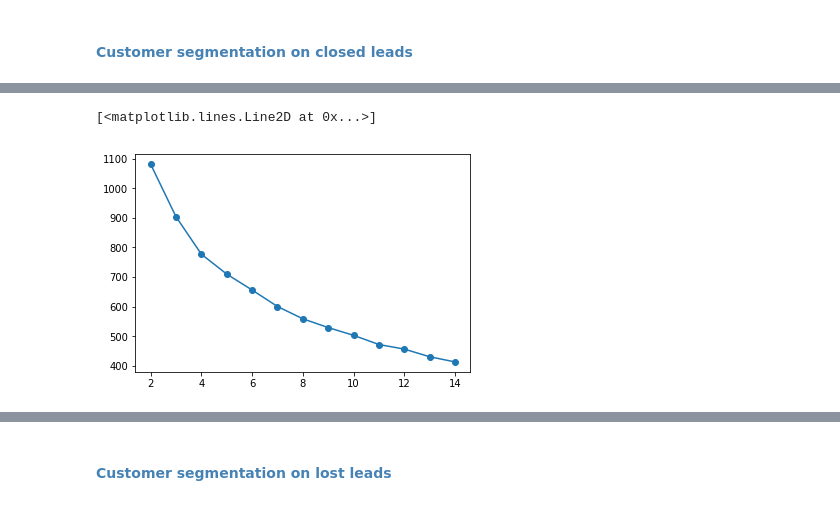
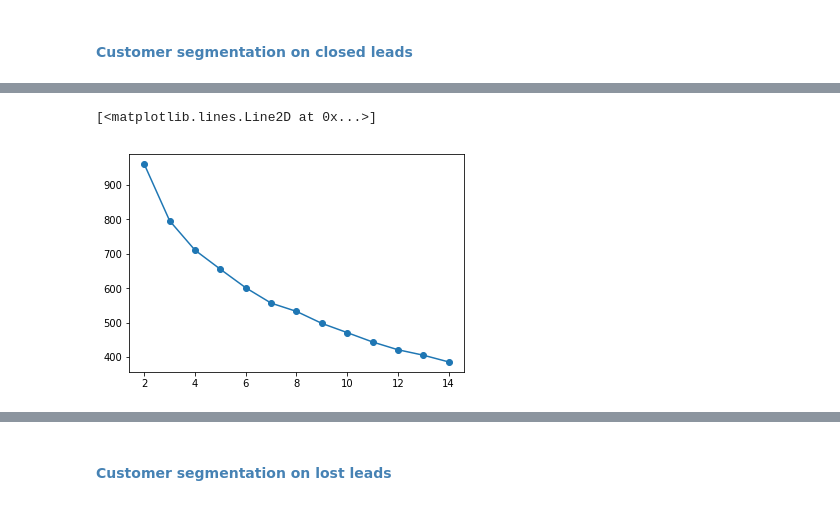
Before and after one commit to ZsoltNagy86/ABC_LLC_Leads, a Jupyter notebook: ABC_LLC_Leads.ipynb, the cells around one changed output, grey strips where cells are left out. Saved outputs shown, nothing was run; the diff lists cells and outputs as text; code cells hidden in the pictures.

Commit message:
Update_Notebook_Hierarchical_Clustering_Added

```diff
--- a/ABC_LLC_Leads.ipynb
+++ b/ABC_LLC_Leads.ipynb
@@ -285,7 +301,5 @@ df_closed_enc = pd.get_dummies(df_closed_enc,
                                prefix_sep="__",
                                columns=cat_columns)
 
-df_closed_enc = df_closed_enc.set_index('leadID')
-
 df_closed_enc.head(10)
 # %% [output]
@@ -304,0 +355,8 @@ df_closed_enc.head(10)
+# %%
+clusters_range = [2,3,4,5,6,7,8,9,10,11,12,13,14]
+inertias =[]
+for c in clusters_range:
+    kmeans = KMeans(n_clusters=c, random_state=0).fit(df_closed_st_mm)
+    inertias.append(kmeans.inertia_)
+plt.figure()
+plt.plot(clusters_range,inertias, marker='o')
@@ -305,10 +412,12 @@ df_closed_enc.head(10)
 # %%
-# Normalizing/Standardizing data to ensure that unit of dimension does not distort relative near-ness of observations
+# Standardizing data to ensure that unit of dimension does not distort relative near-ness of observations
 
-# Using standardization because of presence of possible outliers:
-df_columns = list(df_closed_enc.columns)
+# Using RobustScaler considering the presence of possible outliers:
+df_columns = ['age_18', 'estimated_household_income_18', 'premium_amount_18']
 rsc = RobustScaler()
-df_closed_st = rsc.fit_transform(df_closed_enc)
-df_closed_st = pd.DataFrame(df_closed_st, columns=df_columns)
-df_closed_st.head(10)
+df_closed_st_rc = rsc.fit_transform(df_closed_enc[['age_18', 'estimated_household_income_18', 'premium_amount_18']])
+df_closed_st_rc = pd.DataFrame(df_closed_st_rc, columns=df_columns)
+df_closed_st_rc['leadID'] = list(df_closed_enc['leadID'])
+df_closed_st_rc = df_closed_st_rc >> left_join(df_closed_enc, by='leadID') >> drop(['leadID', 'age_18_y', 'estimated_household_income_18_y', 'premium_amount_18_y'])
+df_closed_st_rc.head(10)
 # %% [output]
@@ -326,12 +435 @@ df_closed_st.head(10)
 10 rows × 23 columns
-# %%
-# Determining the number of clusters for K-means
-clusters_range = range(1, 20)
-kmeans = [KMeans(n_clusters=i) for i in clusters_range]
-score = [kmeans[i].fit(df_closed_st).score(df_closed_st) for i in range(len(kmeans))]
-
-plt.plot(clusters_range,score)
-plt.xlabel('Number of Clusters')
-plt.ylabel('Score')
-plt.title('Number of clusters by score')
-plt.show()
@@ -340,13 +436,13 @@ plt.show()
 # %%
 clusters_range = [2,3,4,5,6,7,8,9,10,11,12,13,14]
 inertias =[]
 for c in clusters_range:
-    kmeans = KMeans(n_clusters=c, random_state=0).fit(df_closed_st)
+    kmeans = KMeans(n_clusters=c, random_state=0).fit(df_closed_st_rc)
     inertias.append(kmeans.inertia_)
 plt.figure()
 plt.plot(clusters_range,inertias, marker='o')
 # %% [output]
 [<matplotlib.lines.Line2D at 0x...>]
-[figure, old version]
+[figure, new version]
 # %%
 # Running K-means cluster on the encoded dataframe with 4 clusters based on elbow method
```
Also changed, not shown: parts of 43 cells of this notebook, 2 other files.
